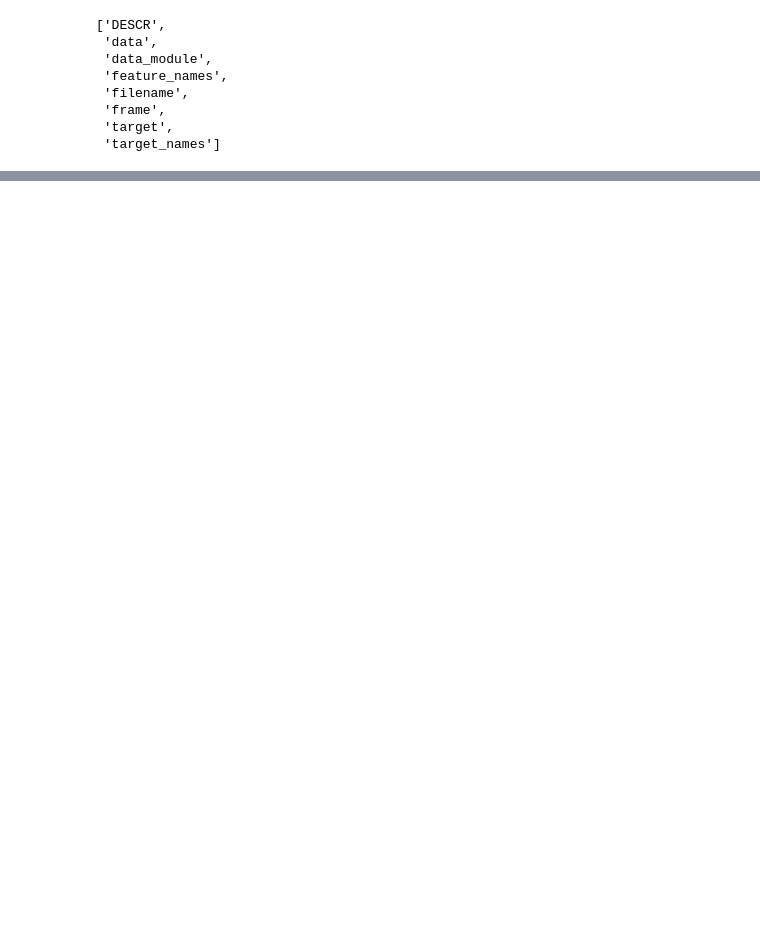
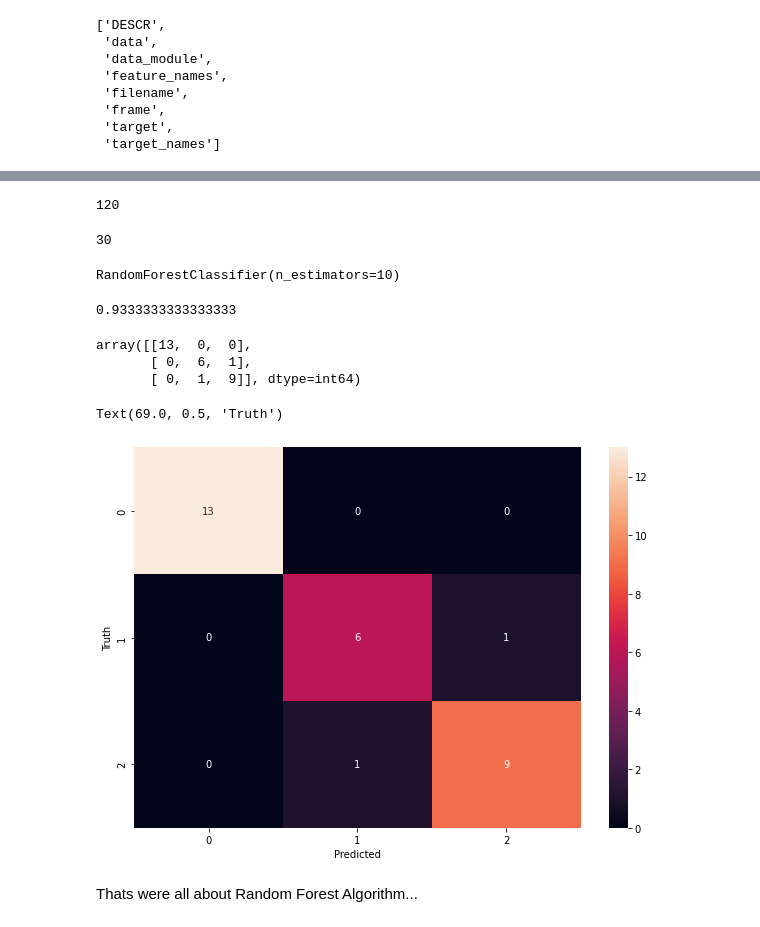
Before and after one commit to mujtabaSultani01/Machine_Learning, a Jupyter notebook: Random Forest Algorithm_11/Random Forest Algorithm (ML-11).ipynb, the cells around one changed output, grey strips where cells are left out. Drawn from its saved outputs; the diff is of its cells as text; code cells hidden in the pictures; blank space fills up the shorter version.

Commit message:
Random Forest Algorithm is implemented using couple of datasets (Hand Written Digits and Iris flower) with an exercise...

```diff
--- a/Random Forest Algorithm_11/Random Forest Algorithm (ML-11).ipynb
+++ b/Random Forest Algorithm_11/Random Forest Algorithm (ML-11).ipynb
@@ -167,0 +214,47 @@ dir(iris)
+# %%
+# Train samples:
+len(X_train)
+# %% [output]
+120
+# %%
+# Test samplse:
+len(X_test)
+# %% [output]
+30
+# %%
+# Let's call the Random Forest Model called ensemble:
+from sklearn.ensemble import RandomForestClassifier
+rfe = RandomForestClassifier(n_estimators = 10)
+# %%
+# Let's train the model:
+rfe.fit(X_train, y_train)
+# %% [output]
+RandomForestClassifier(n_estimators=10)
+# %%
+# Now the model is trained. let's see the model accuracy:
+rfe.score(X_test, y_test)
+# %% [output]
+0.9333333333333333
+# %%
+# Let's have confusion matrix for model performacne understanding:
+y_predicted = rfe.predict(X_test)
+# %%
+# Let's call confusion matrix:
+from sklearn.metrics import confusion_matrix
+cme = confusion_matrix(y_test, y_predicted)
+cme
+# %% [output]
+array([[13,  0,  0],
+       [ 0,  6,  1],
+       [ 0,  1,  9]], dtype=int64)
+# %%
+# Let's see some better visualization of confusion matrix:
+plt.figure(figsize = (10, 7))
+sn.heatmap(cme, annot = True)
+plt.xlabel("Predicted")
+plt.ylabel("Truth")
+# %% [output]
+Text(69.0, 0.5, 'Truth')
+[figure, added]
+# %% [markdown]
+Thats were all about Random Forest Algorithm...
```
Also changed, not shown: parts of 5 cells of this notebook.
